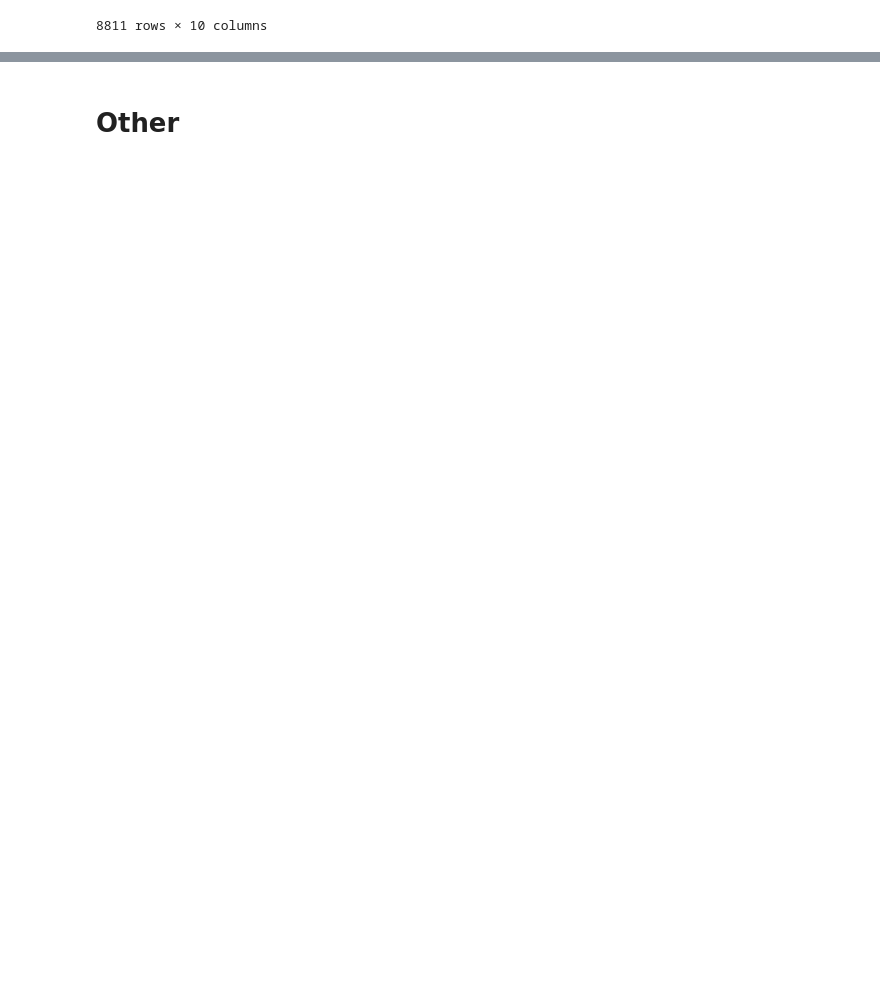
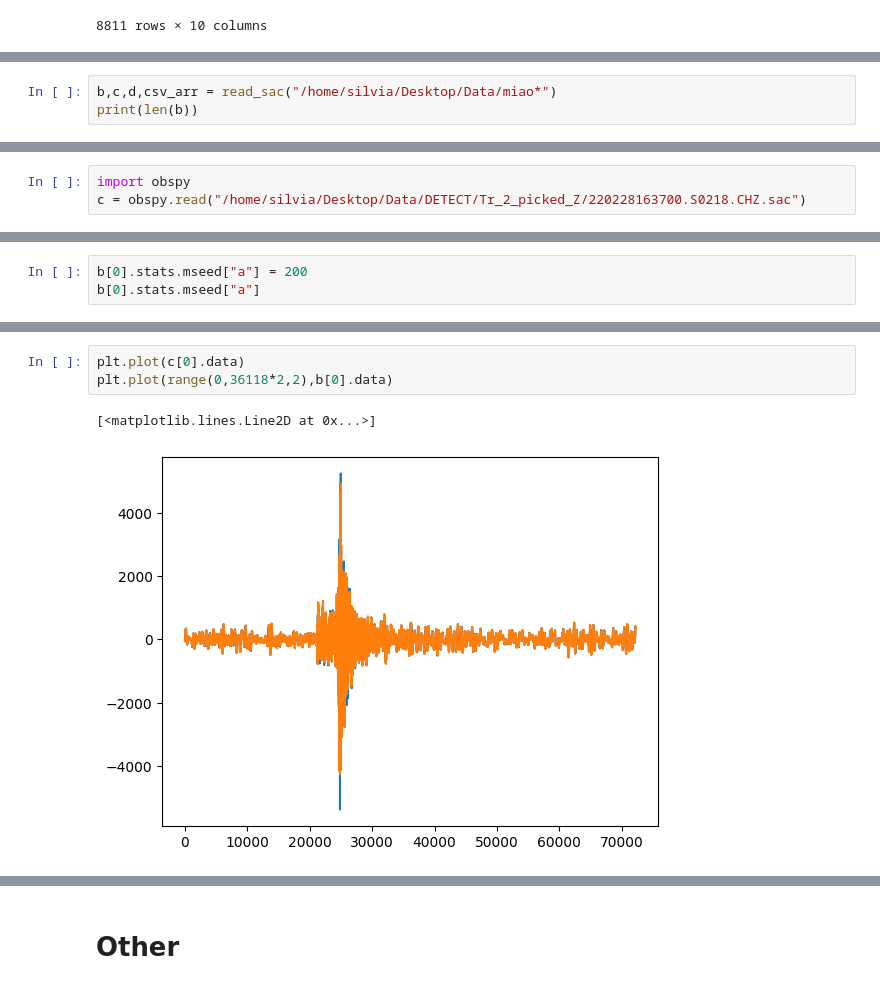
Before and after one commit to Nemenick/primoprogetto, a Jupyter notebook: Codici/_Test.ipynb, the cells around one changed output, grey strips where cells are left out. Drawn from its saved outputs; the diff is of its cells as text; blank space fills up the shorter version.

```diff
--- a/Codici/_Test.ipynb
+++ b/Codici/_Test.ipynb
@@ -957,0 +1177,3 @@ tim
+# %%
+b,c,d,csv_arr = read_sac("/home/silvia/Desktop/Data/miao*")
+print(len(b))
@@ -957,0 +1246,3 @@ tim
+# %%
+import obspy
+c = obspy.read("/home/silvia/Desktop/Data/DETECT/Tr_2_picked_Z/220228163700.S0218.CHZ.sac")
@@ -957,0 +1256,3 @@ tim
+# %%
+b[0].stats.mseed["a"] = 200
+b[0].stats.mseed["a"]
@@ -957,0 +1269,6 @@ tim
+# %%
+plt.plot(c[0].data)
+plt.plot(range(0,36118*2,2),b[0].data)
+# %% [output]
+[<matplotlib.lines.Line2D at 0x...>]
+[figure, added]
```
Also changed, not shown: parts of 35 cells of this notebook, 7 other files.
